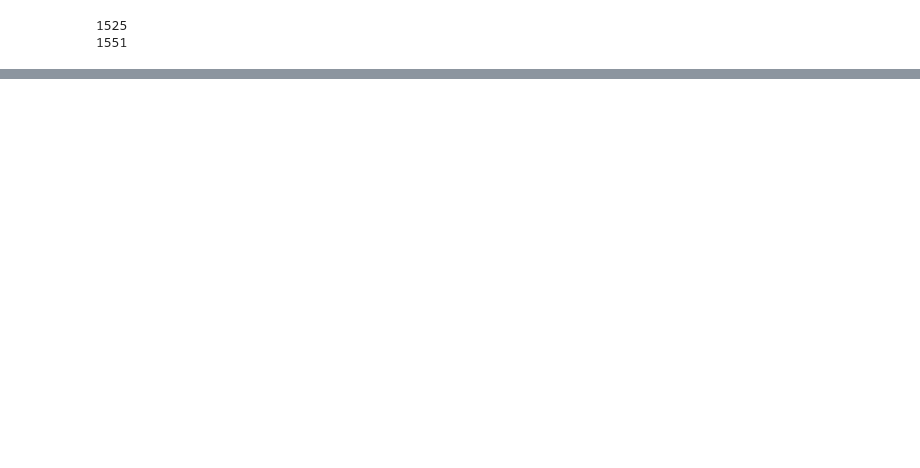
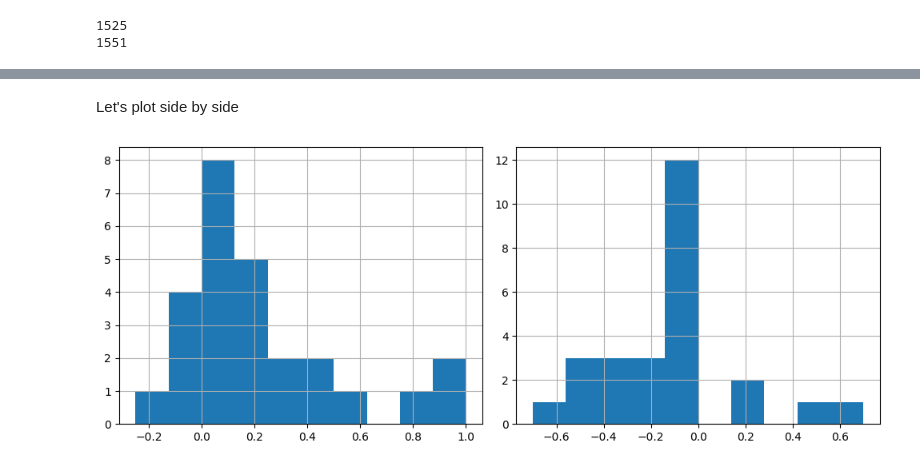
Before and after one commit to UofTCompDSci/eng286-fall-2024, a Jupyter notebook: week11/lecture/W11_lecture.ipynb, the cells around one changed output, grey strips where cells are left out. Cells and saved outputs as stored; diff of their text form; code cells hidden in the pictures; blank space fills up the shorter version.

```diff
--- a/week11/lecture/W11_lecture.ipynb
+++ b/week11/lecture/W11_lecture.ipynb
@@ -479,0 +501,14 @@ sot4_sentence_sentiment_df[1525:1551]
+# %% [markdown]
+Let's plot side by side
+# %%
+import matplotlib.pyplot as plt
+
+fig, (ax1, ax2) = plt.subplots(1, 2, figsize=(10, 4))
+
+sot4_sentence_sentiment_df[1525:1551]["polarity"].hist(ax=ax1)
+sot4_sentence_sentiment_df[471:497]["polarity"].hist(ax=ax2)
+
+plt.tight_layout()
+plt.show()
+# %% [output]
+[figure, added]
```
Also changed, not shown: parts of 9 cells of this notebook.
